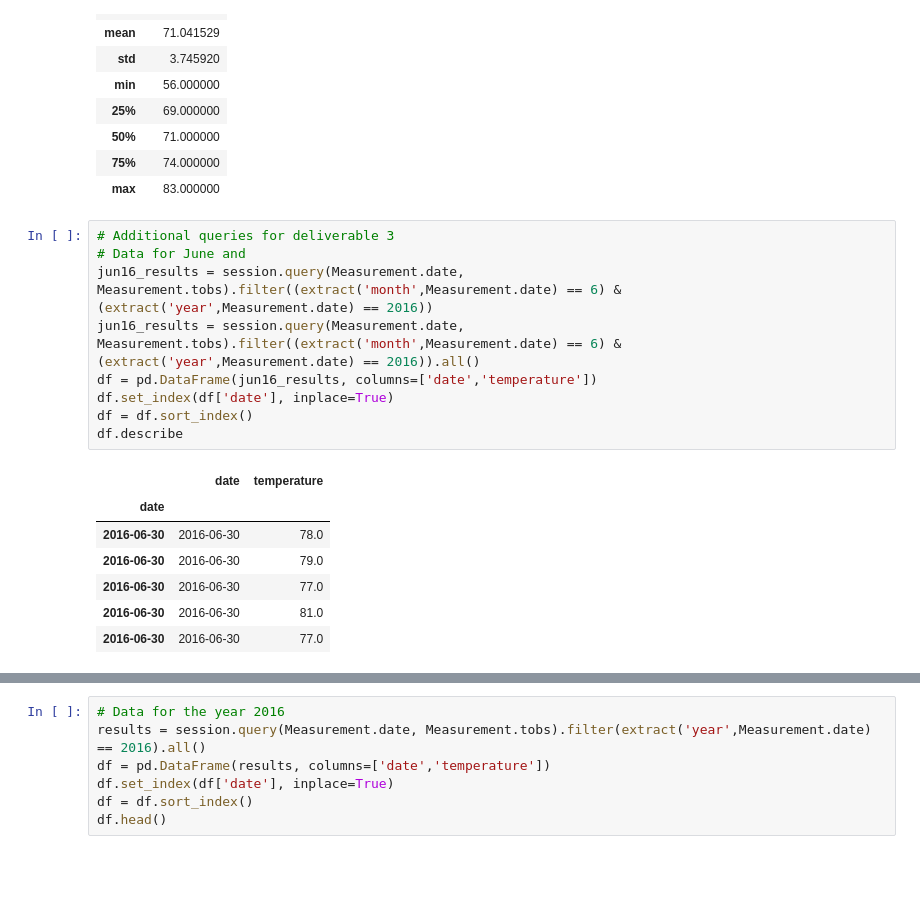
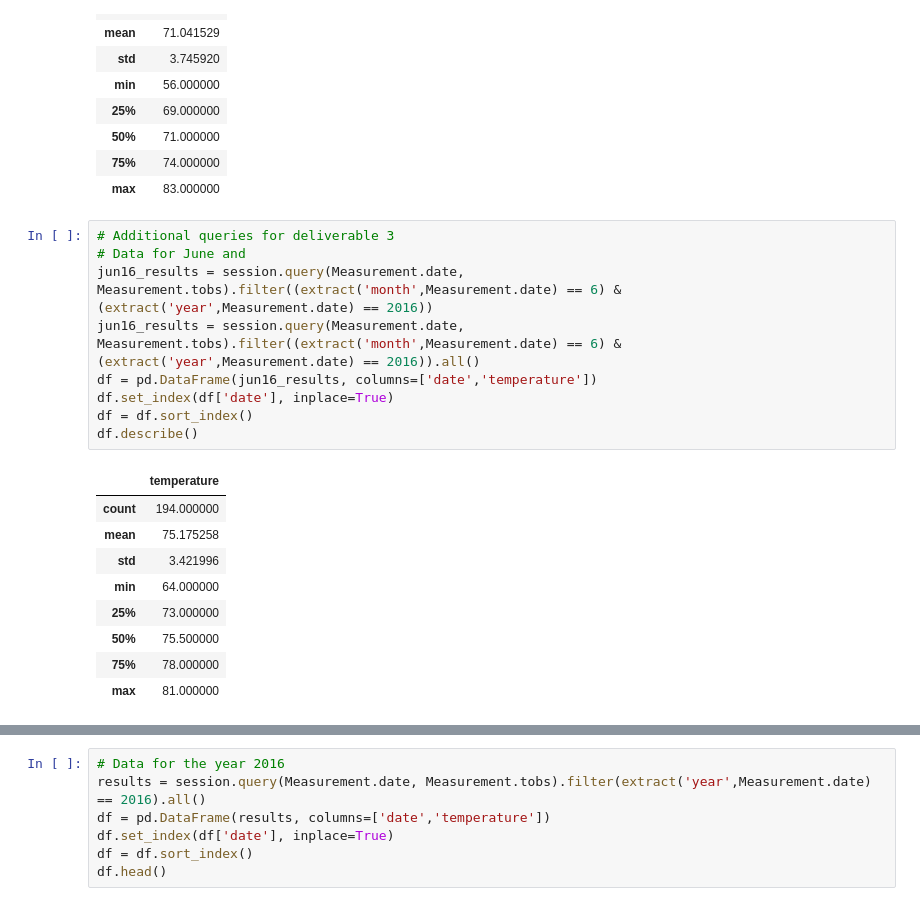
Before and after one commit to jquindiagan/surfs_up, a Jupyter notebook: SurfsUp_Challenge.ipynb, the cells around one changed output, grey strips where cells are left out. Saved outputs shown, nothing was run; the diff lists cells and outputs as text; blank space fills up the shorter version.

```diff
--- a/SurfsUp_Challenge.ipynb
+++ b/SurfsUp_Challenge.ipynb
@@ -116,20 +116,22 @@ df.describe()
 # %%
 # Additional queries for deliverable 3
 # Data for June and
 jun16_results = session.query(Measurement.date, Measurement.tobs).filter((extract('month',Measurement.date) == 6) & (extract('year',Measurement.date) == 2016))
 jun16_results = session.query(Measurement.date, Measurement.tobs).filter((extract('month',Measurement.date) == 6) & (extract('year',Measurement.date) == 2016)).all()
 df = pd.DataFrame(jun16_results, columns=['date','temperature'])
 df.set_index(df['date'], inplace=True)
 df = df.sort_index()
-df.describe
+df.describe()
 # %% [output]
-|  | date | temperature |
-| date |  |  |
-| 2016-06-30 | 2016-06-30 | 78.0 |
-| 2016-06-30 | 2016-06-30 | 79.0 |
-| 2016-06-30 | 2016-06-30 | 77.0 |
-| 2016-06-30 | 2016-06-30 | 81.0 |
-| 2016-06-30 | 2016-06-30 | 77.0 |
+|  | temperature |
+| count | 194.000000 |
+| mean | 75.175258 |
+| std | 3.421996 |
+| min | 64.000000 |
+| 25% | 73.000000 |
+| 50% | 75.500000 |
+| 75% | 78.000000 |
+| max | 81.000000 |
 # %%
 # Data for December 2016
 dec16_results = session.query(Measurement.date, Measurement.tobs).filter((extract('month',Measurement.date) == 12) & (extract('year',Measurement.date) == 2016))
```
Also changed, not shown: parts of 2 cells of this notebook, 1 other file.
